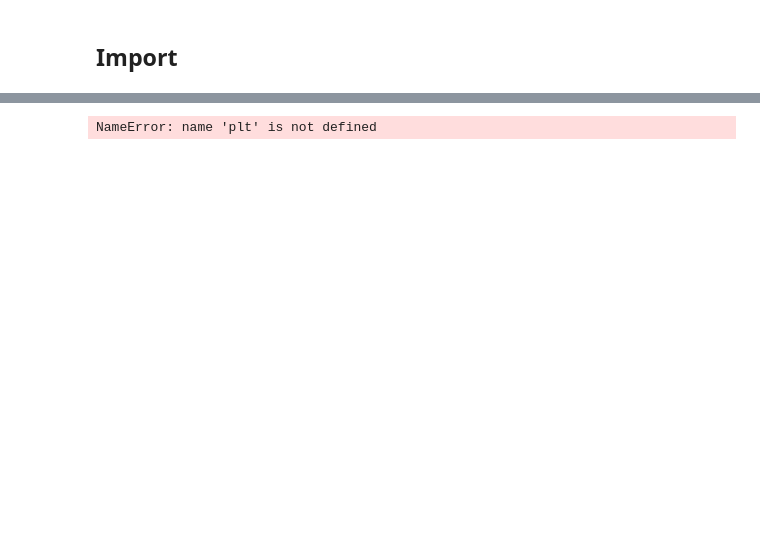
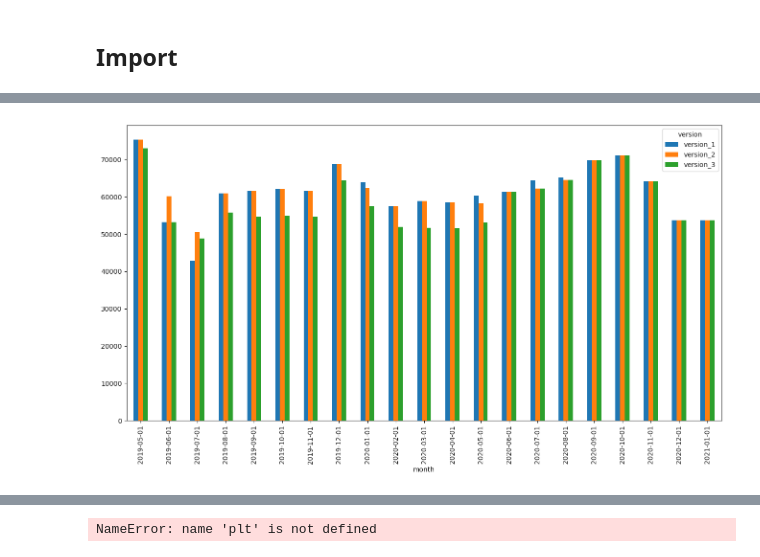
Before and after one commit to filipclaesson/par_sala_calc, a Jupyter notebook: calculate_salaries.ipynb, the cells around one changed output, grey strips where cells are left out. Cells and saved outputs as stored; diff of their text form; code cells hidden in the pictures; blank space fills up the shorter version.

```diff
--- a/calculate_salaries.ipynb
+++ b/calculate_salaries.ipynb
@@ -141,0 +123,16 @@ Name: month, dtype: object
+# %%
+df1 = calc_all("input_1.csv")
+df1 = df1.groupby(['month']).sum()
+df1['version'] = 'version_1'
+
+df2 = calc_all("input_2.csv")
+df2 = df2.groupby(['month']).sum()
+df2['version'] = 'version_2'
+
+df3 = calc_all("input_3.csv")
+df3 = df3.groupby(['month']).sum()
+df3['version'] = 'version_3'
+
+df_tmp = df1.append(df2)
+df = df_tmp.append(df3)
+df = df.reset_index()
@@ -141,0 +155,5 @@ Name: month, dtype: object
+# %%
+df.pivot(index='month', columns='version', values='total_salary').plot(kind='bar',figsize=(16,8))
+plt.show()
+# %% [output]
+[figure, added]
```
Also changed, not shown: parts of 13 cells of this notebook, 3 other files.
